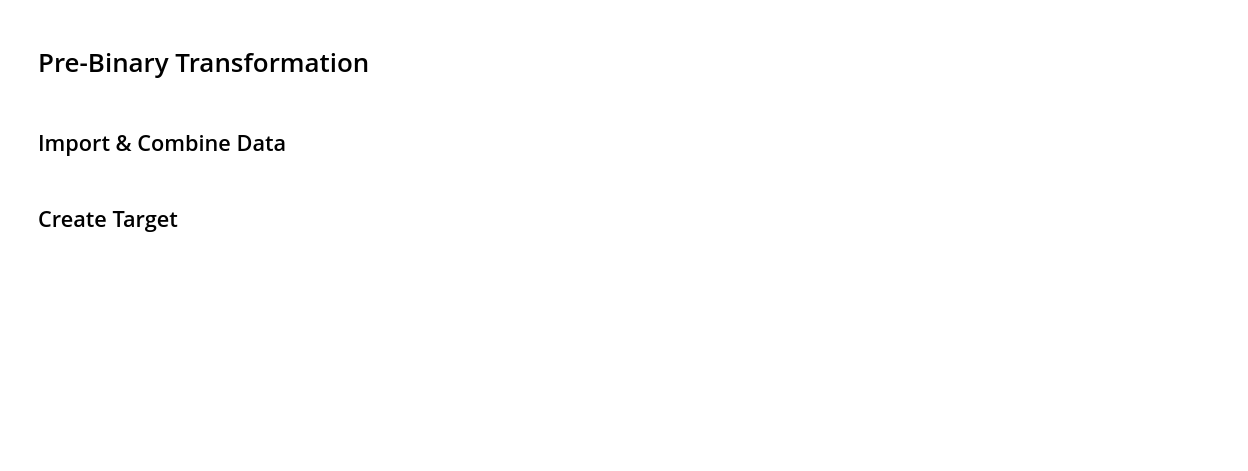
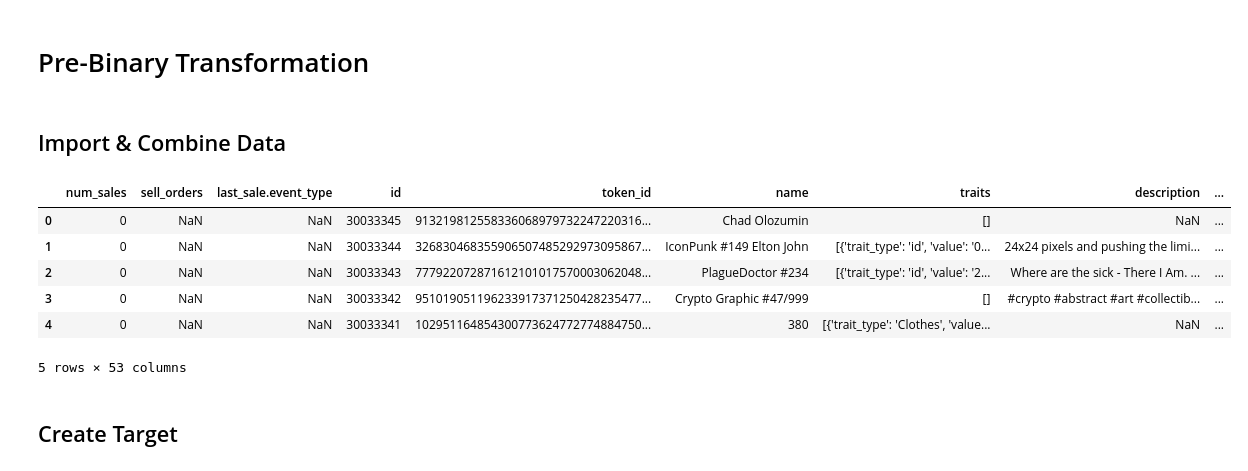
Before and after one commit to shawnjohnsamuel/nft-sale-prediction, a Jupyter notebook: notebooks/4_visualizations.ipynb, the cells around one changed output. Cells and saved outputs as stored; diff of their text form; code cells hidden in the pictures; blank space fills up the shorter version.

```diff
--- a/notebooks/4_visualizations.ipynb
+++ b/notebooks/4_visualizations.ipynb
@@ -14,6 +14,16 @@ parse_dates = ['asset_contract.created_date', 'collection.created_date']
 df_full1 = pd.read_csv('../data/2_data_condensed.csv', low_memory=False, parse_dates=parse_dates)
 df_full2 = pd.read_csv('../data/2b_data_condensed_validation_set.csv', low_memory=False, parse_dates=parse_dates)
 df_full = pd.concat([df_full1, df_full2], ignore_index=True)
+# %%
+df_full.head()
+# %% [output]
+|  | num_sales | sell_orders | last_sale.event_type | id | token_id | name | traits | description | ... |
+| 0 | 0 | NaN | NaN | 30033345 | 913219812558336068979732247220316... | Chad Olozumin | [] | NaN | ... |
+| 1 | 0 | NaN | NaN | 30033344 | 326830468355906507485292973095867... | IconPunk #149 Elton John | [{'trait_type': 'id', 'value': '0... | 24x24 pixels and pushing the limi... | ... |
+| 2 | 0 | NaN | NaN | 30033343 | 777922072871612101017570003062048... | PlagueDoctor #234 | [{'trait_type': 'id', 'value': '2... | Where are the sick - There I Am. ... | ... |
+| 3 | 0 | NaN | NaN | 30033342 | 951019051196233917371250428235477... | Crypto Graphic #47/999 | [] | #crypto #abstract #art #collectib... | ... |
+| 4 | 0 | NaN | NaN | 30033341 | 102951164854300773624772774884750... | 380 | [{'trait_type': 'Clothes', 'value... | NaN | ... |
+5 rows × 53 columns
 # %% [markdown]
 ## Create Target
 # %%
```
Also changed, not shown: 1 other file.
